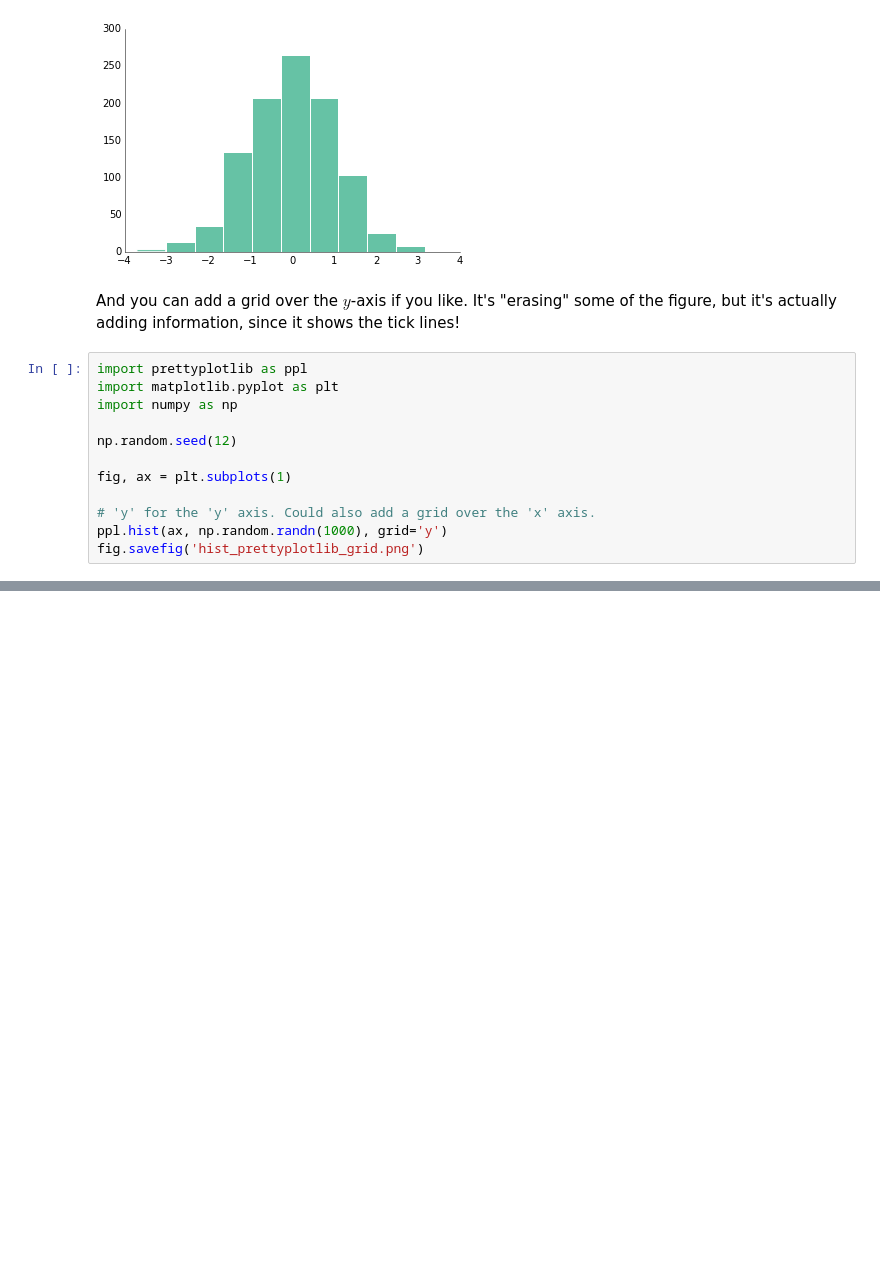
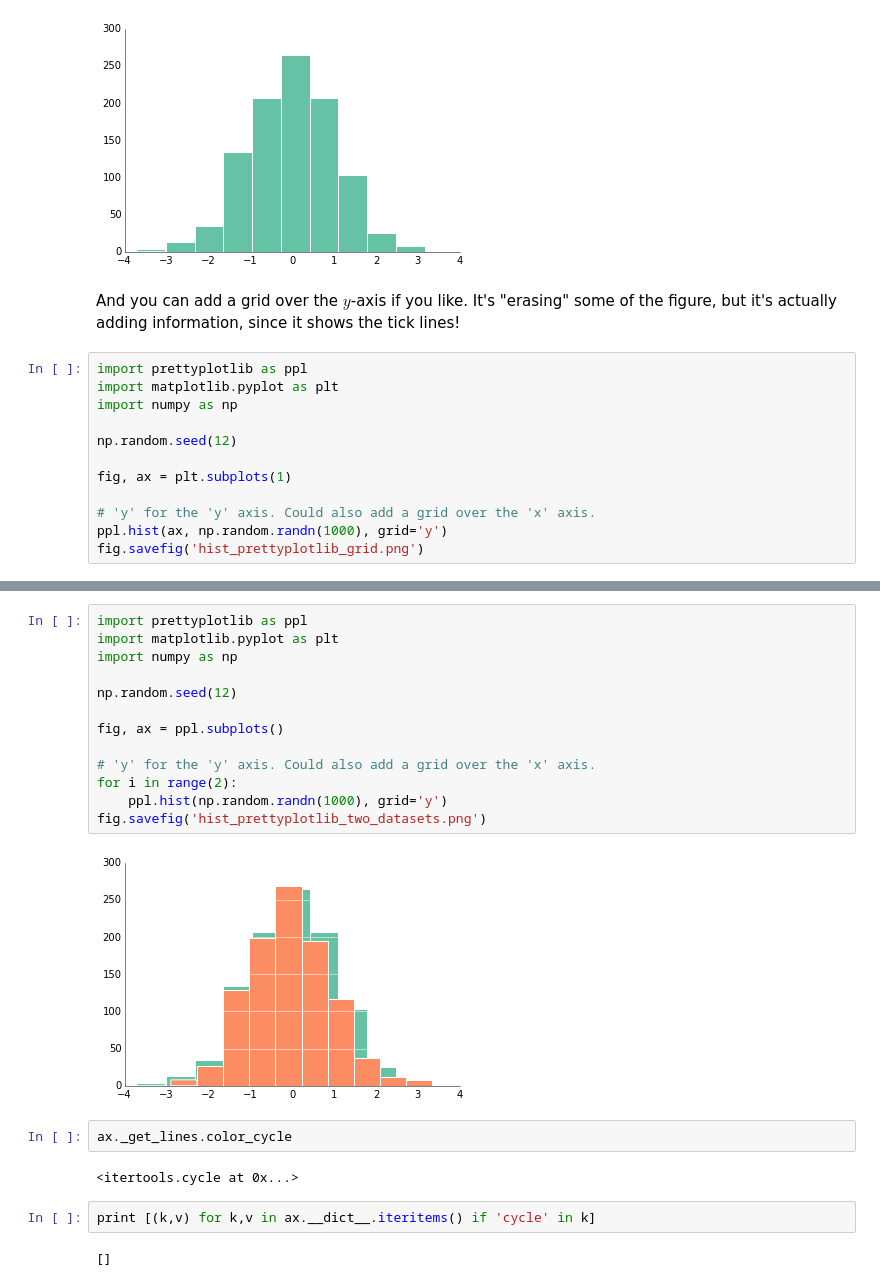
Before and after one commit to olgabot/prettyplotlib, a Jupyter notebook: ipython_notebooks/hist.ipynb, the cells around one changed output, grey strips where cells are left out. Drawn from its saved outputs; the diff is of its cells as text; blank space fills up the shorter version.

```diff
--- a/ipython_notebooks/hist.ipynb
+++ b/ipython_notebooks/hist.ipynb
@@ -60,0 +85,23 @@ fig.savefig('hist_prettyplotlib_grid.png')
+# %%
+import prettyplotlib as ppl
+import matplotlib.pyplot as plt
+import numpy as np
+
+np.random.seed(12)
+
+fig, ax = ppl.subplots()
+
+# 'y' for the 'y' axis. Could also add a grid over the 'x' axis.
+for i in range(2):
+    ppl.hist(np.random.randn(1000), grid='y')
+fig.savefig('hist_prettyplotlib_two_datasets.png')
+# %% [output]
+[figure, added]
+# %%
+ax._get_lines.color_cycle
+# %% [output]
+<itertools.cycle at 0x...>
+# %%
+print [(k,v) for k,v in ax.__dict__.iteritems() if 'cycle' in k]
+# %% [output]
+[]
```
Also changed, not shown: parts of 3 cells of this notebook, 12 other files.
